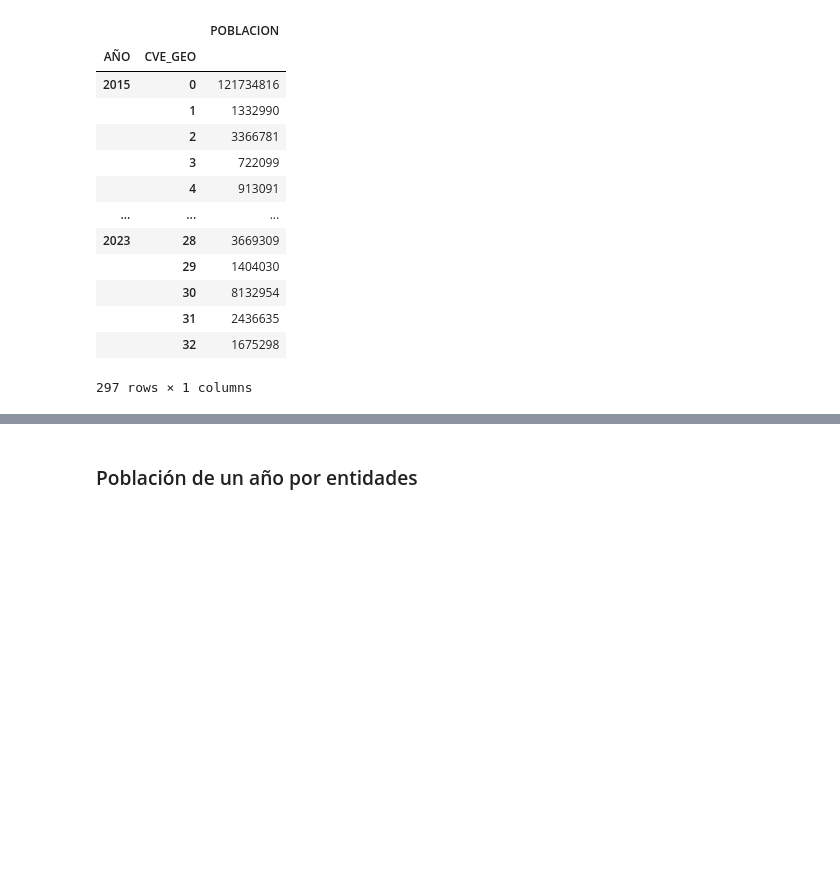
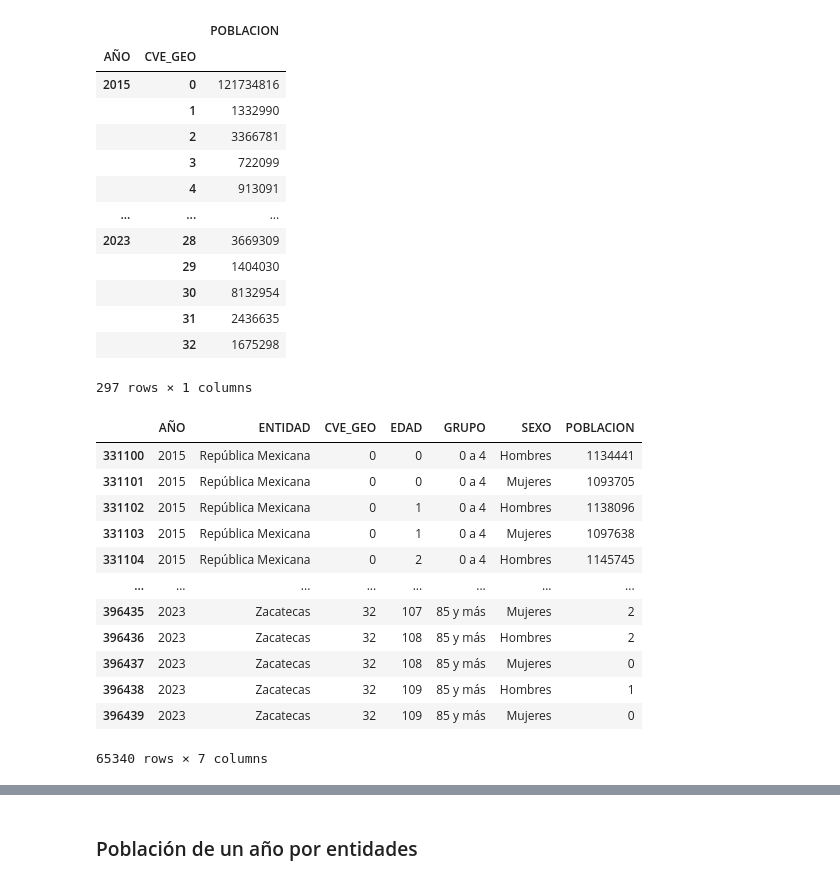
Before and after one commit to la-ciencia-del-delito/semaforo-delictivo, a Jupyter notebook: ETL/02_transformacion.ipynb, the cells around one changed output, grey strips where cells are left out. Drawn from its saved outputs; the diff is of its cells as text; code cells hidden in the pictures; blank space fills up the shorter version.

```diff
--- a/ETL/02_transformacion.ipynb
+++ b/ETL/02_transformacion.ipynb
@@ -84,0 +72,3 @@ df_proyecciones
+# %%
+df_proyecciones = df_proyecciones.drop("RENGLON", axis = 1)
+df_proyecciones
@@ -94,8 +98,6 @@ df_proyecciones
 | SEXO      | str           | sexo en hombre o mujer    |Ninguno |
 | EDAD      | int           | edad de la población   |Ninguno |
 | POBLACION | int           | poblacion total de personas que cumplen las variables anteriores   |Ninguno |
-# %%
-df_proyecciones = df_proyecciones.drop(columns=["RENGLON"])
 # %%
 # Consultar la población de de todos los años desde el 2016 al 2023...
 pob_anhos = (df_proyecciones.loc[(df_proyecciones["AÑO"] >= 2015) &
@@ -121,0 +145,40 @@ Del 2015 al 2023 - Todas las Unidades Federeativas...
+# %%
+# Creamos una copia de proyecciones donde se trabajará con Grupos etarios... Para Pirámides poblacionales...
+df_piramides = df_proyecciones.copy()
+
+# Agregamos la Columna para almacenar el Grupo etario...
+df_piramides["GRUPO"] = 0
+
+# Reordenamos las columnas...
+df_piramides = df_piramides[["AÑO", "ENTIDAD", "CVE_GEO", "EDAD", "GRUPO", "SEXO", "POBLACION"]]
+# %%
+# Dando los valores a los grupos etarios...
+edad_cero = df_piramides["EDAD"] == 0
+edad_mayor85 = df_piramides["EDAD"] >= 85
+
+df_piramides.loc[edad_cero, "GRUPO"] = 1
+df_piramides.loc[~edad_cero,  "GRUPO"] = df_piramides["EDAD"] // 5 + 1
+df_piramides.loc[edad_mayor85,  "GRUPO"] = 18
+
+# Cambiando los valores por etiquetas para graficar...
+df_piramides["GRUPO"] = df_piramides["GRUPO"].map(grupos_etarios)
+
+# Limitamos a las poblaciones desde el 2015 al 2023...
+pop_2015_2023 = (df_piramides["AÑO"] >= 2015) & (df_piramides["AÑO"] <= 2023)
+df_piramides = df_piramides[pop_2015_2023]
+
+df_piramides
+# %% [output]
+|  | AÑO | ENTIDAD | CVE_GEO | EDAD | GRUPO | SEXO | POBLACION |
+| 331100 | 2015 | República Mexicana | 0 | 0 | 0 a 4 | Hombres | 1134441 |
+| 331101 | 2015 | República Mexicana | 0 | 0 | 0 a 4 | Mujeres | 1093705 |
+| 331102 | 2015 | República Mexicana | 0 | 1 | 0 a 4 | Hombres | 1138096 |
+| 331103 | 2015 | República Mexicana | 0 | 1 | 0 a 4 | Mujeres | 1097638 |
+| 331104 | 2015 | República Mexicana | 0 | 2 | 0 a 4 | Hombres | 1145745 |
+| ... | ... | ... | ... | ... | ... | ... | ... |
+| 396435 | 2023 | Zacatecas | 32 | 107 | 85 y más | Mujeres | 2 |
+| 396436 | 2023 | Zacatecas | 32 | 108 | 85 y más | Hombres | 2 |
+| 396437 | 2023 | Zacatecas | 32 | 108 | 85 y más | Mujeres | 0 |
+| 396438 | 2023 | Zacatecas | 32 | 109 | 85 y más | Hombres | 1 |
+| 396439 | 2023 | Zacatecas | 32 | 109 | 85 y más | Mujeres | 0 |
+65340 rows × 7 columns
```
Also changed, not shown: parts of 14 cells of this notebook, 1 other file.
